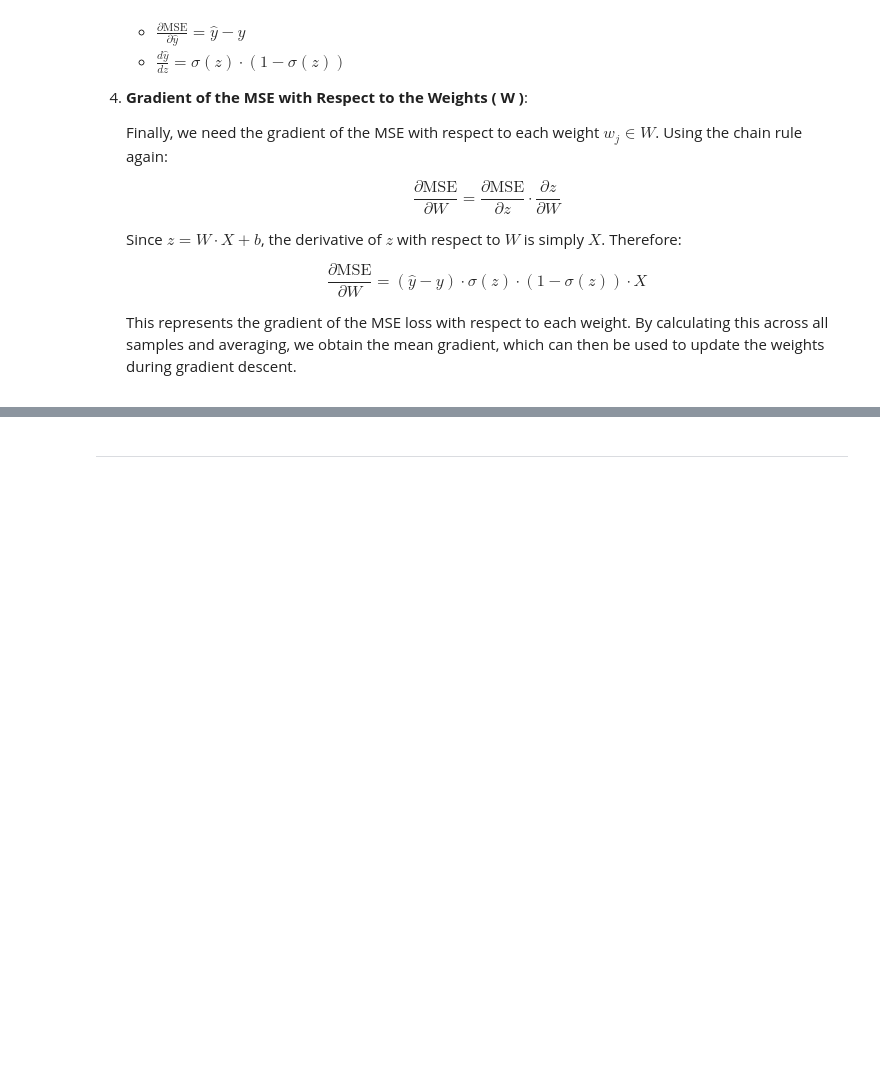
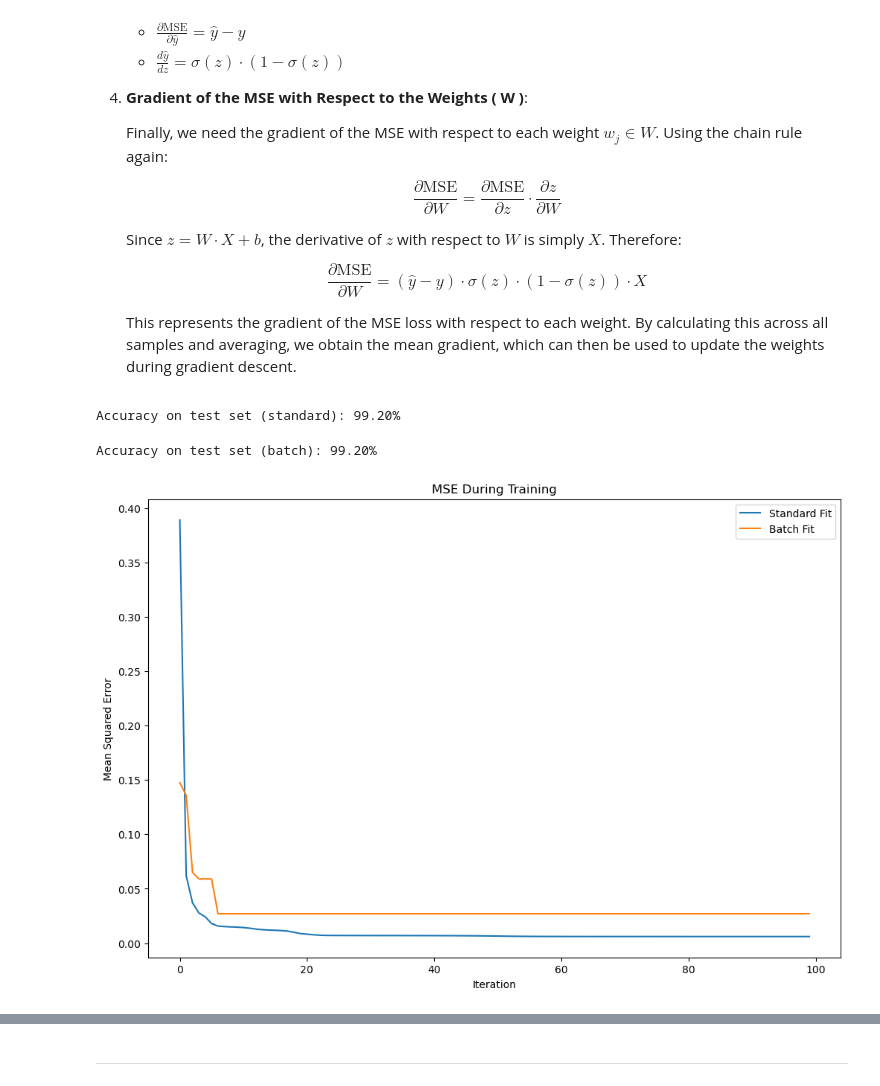
Before and after one commit to MarvinKohnen/deep-reinforcement-learning, a Jupyter notebook: drl_deep_course/4_Classification/4_A_Classification.ipynb, the cells around one changed output, grey strips where cells are left out. Saved outputs shown, nothing was run; the diff lists cells and outputs as text; code cells hidden in the pictures; blank space fills up the shorter version.

```diff
--- a/drl_deep_course/4_Classification/4_A_Classification.ipynb
+++ b/drl_deep_course/4_Classification/4_A_Classification.ipynb
@@ -195,7 +196,7 @@ class SigmoidActivationFunction:
             The sigmoid function output for each element in x.
         """
         # TODO: Implement sigmoid function
-        return (x) # TODO
+        return 1/(1 + np.exp(-x))
 
     def derivative(self, x):
         """
@@ -210,7 +211,7 @@ class SigmoidActivationFunction:
             The derivative of the sigmoid function for each element in x.
         """
         # TODO: Implement derivative of sigmoid.
-        return (x)
+        return self.__call__(x) * (1- self.__call__(x))
 # %%
 import numpy as np
 import matplotlib.pyplot as plt
@@ -405,6 +408,8 @@ class SingleLayerNeuralNetwork:
         # 1. weighted sum of inputs
         # 2. Applying Activation function
         # Use the activation function class
+        weighted_sum = np.dot(X, self.weights.T)
+        layer_output = self.activation_function(weighted_sum)
         return layer_output
 
     def predict(self, X):
@@ -437,7 +442,7 @@ class SingleLayerNeuralNetwork:
             # but remember that there is now an activation function involved
             # -> therefore, you have to use the inner derivative as well of this function
             # Step backwards through the activation function (using the derivative)
-            delta = ...
+            delta = (layer_output - y) * self.activation_function.derivative(layer_input)
 
             # 2. Now, calculate this to the first part of the forward step,
             # i.e. the weighted sum (as before)
@@ -472,6 +477,19 @@ class SingleLayerNeuralNetwork:
             y_shuffled = y[indices]
 
             # TODO: Process each mini-batch, run in a loop through the data set
+            for i in range(0, n_samples, batch_size):
+                X_batch = X_shuffled[i:i + batch_size]
+                y_batch = y_shuffled[i:i + batch_size]
+
+                layer_output = self.forward(X_batch)
+
+                layer_input = np.dot(X_batch, self.weights.T)
+                delta = (layer_output - y_batch) * self.activation_function.derivative(layer_input)
+                gradient = np.dot(delta.T, X_batch)
+
+                self.weights -= self.learning_rate * gradient
+
+
 
             # Calculate Mean Squared Error over the entire dataset for monitoring
             epoch_output = self.forward(X_with_bias)
@@ -490,35 +508,47 @@ from sklearn.metrics import accuracy_score
 # Initialize and train the SimpleNeuralNetwork model
 input_dim = X_train.shape[1]
 model = SingleLayerNeuralNetwork(input_dim=input_dim, learning_rate=0.001, n_iterations=100)
 model.fit(X_train, y_train)
 
 # TODO: Make predictions on the test set
-y_pred = ...
+y_pred = model.predict(X_test)
 y_pred = (y_pred > 0.5).astype(int)  # Apply threshold to convert probabilities to binary labels
 
 # Calculate accuracy
 accuracy = accuracy_score(y_test, y_pred)
 
+print(f"Accuracy on test set (standard): {accuracy * 100:.2f}%")
+
 # TODO TASK B: Initialize and train the model with mini-batch fit method
 # Make predictions on the test set using the batch model
+model_batch = SingleLayerNeuralNetwork(input_dim=input_dim, learning_rate=0.001, n_iterations=100)
+model_batch.fit_batch(X_train, y_train)
+y_pred_batch = model.predict(X_test)
+y_pred_batch = (y_pred_batch > 0.5).astype(int)  # Apply threshold to convert probabilities to binary labels
 
-print(f"Accuracy on test set (standard): {accuracy * 100:.2f}%")
+accuracy_batch = accuracy_score(y_test, y_pred_batch)
 
+print(f"Accuracy on test set (batch): {accuracy_batch * 100:.2f}%")
 
 # Plot MSE history for both models
 plt.figure(figsize=(12, 8))
 
 # Plot MSE for the standard fit method
 plt.plot(model.get_mse_history(), label="Standard Fit")
+plt.plot(model_batch.get_mse_history(), label="Batch Fit")
 
 # Plot MSE for the batch fit method
 # TODO TASK B
 
 plt.legend()
 plt.xlabel("Iteration")
 plt.ylabel("Mean Squared Error")
 plt.title("MSE During Training")
 plt.show()
+# %% [output]
+Accuracy on test set (standard): 99.20%
+Accuracy on test set (batch): 99.20%
+[figure, added]
 # %%
 import matplotlib.pyplot as plt
 import numpy as np
```
Also changed, not shown: parts of 9 cells of this notebook.
